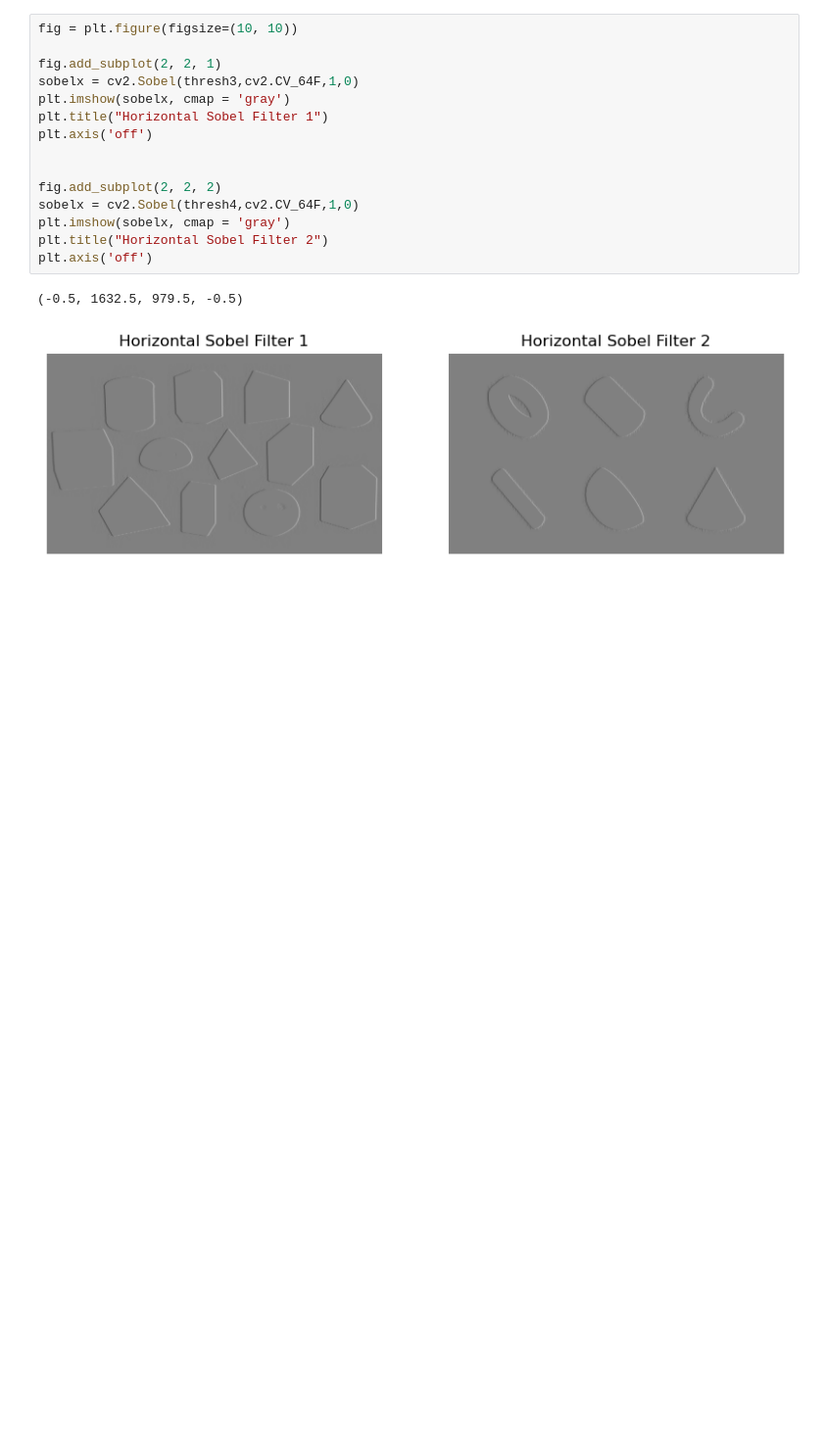
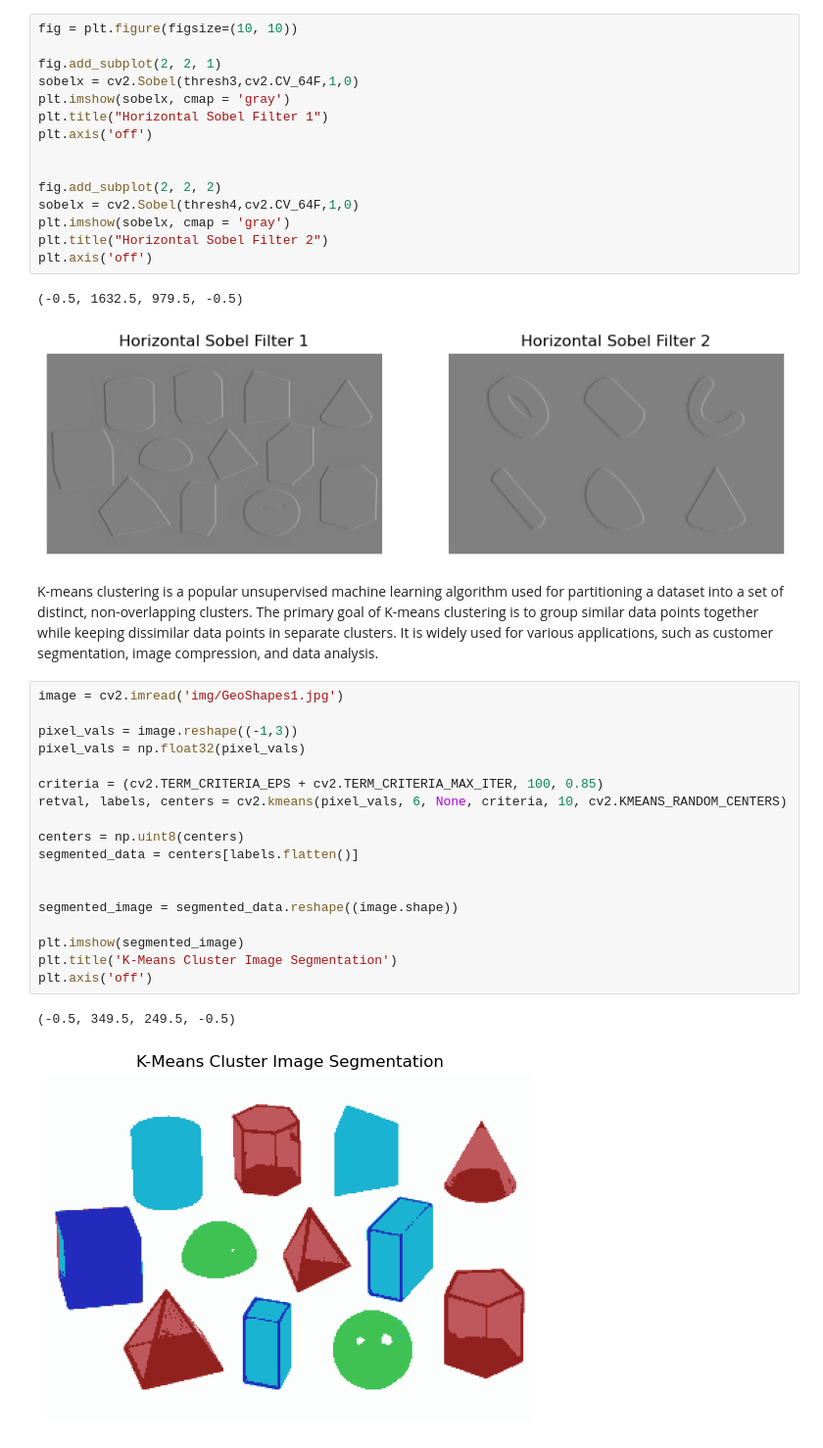
Before and after one commit to DamodarE/Fall-2023-Internship-Work, a Jupyter notebook: Preprocessing.ipynb, the cells around one changed output. Shown: that part at 98% size. Saved outputs shown, nothing was run; the diff lists cells and outputs as text; blank space fills up the shorter version.

```diff
--- a/Preprocessing.ipynb
+++ b/Preprocessing.ipynb
@@ -201,3 +201,26 @@ plt.axis('off')
 # %% [output]
 (-0.5, 1632.5, 979.5, -0.5)
 [figure]
+# %% [markdown]
+K-means clustering is a popular unsupervised machine learning algorithm used for partitioning a dataset into a set of distinct, non-overlapping clusters. The primary goal of K-means clustering is to group similar data points together while keeping dissimilar data points in separate clusters. It is widely used for various applications, such as customer segmentation, image compression, and data analysis.
+# %%
+image = cv2.imread('img/GeoShapes1.jpg')
+
+pixel_vals = image.reshape((-1,3))
+pixel_vals = np.float32(pixel_vals)
+
+criteria = (cv2.TERM_CRITERIA_EPS + cv2.TERM_CRITERIA_MAX_ITER, 100, 0.85)
+retval, labels, centers = cv2.kmeans(pixel_vals, 6, None, criteria, 10, cv2.KMEANS_RANDOM_CENTERS)
+
+centers = np.uint8(centers)
+segmented_data = centers[labels.flatten()]
+
+
+segmented_image = segmented_data.reshape((image.shape))
+
+plt.imshow(segmented_image)
+plt.title('K-Means Cluster Image Segmentation')
+plt.axis('off')
+# %% [output]
+(-0.5, 349.5, 249.5, -0.5)
+[figure, added]
```
